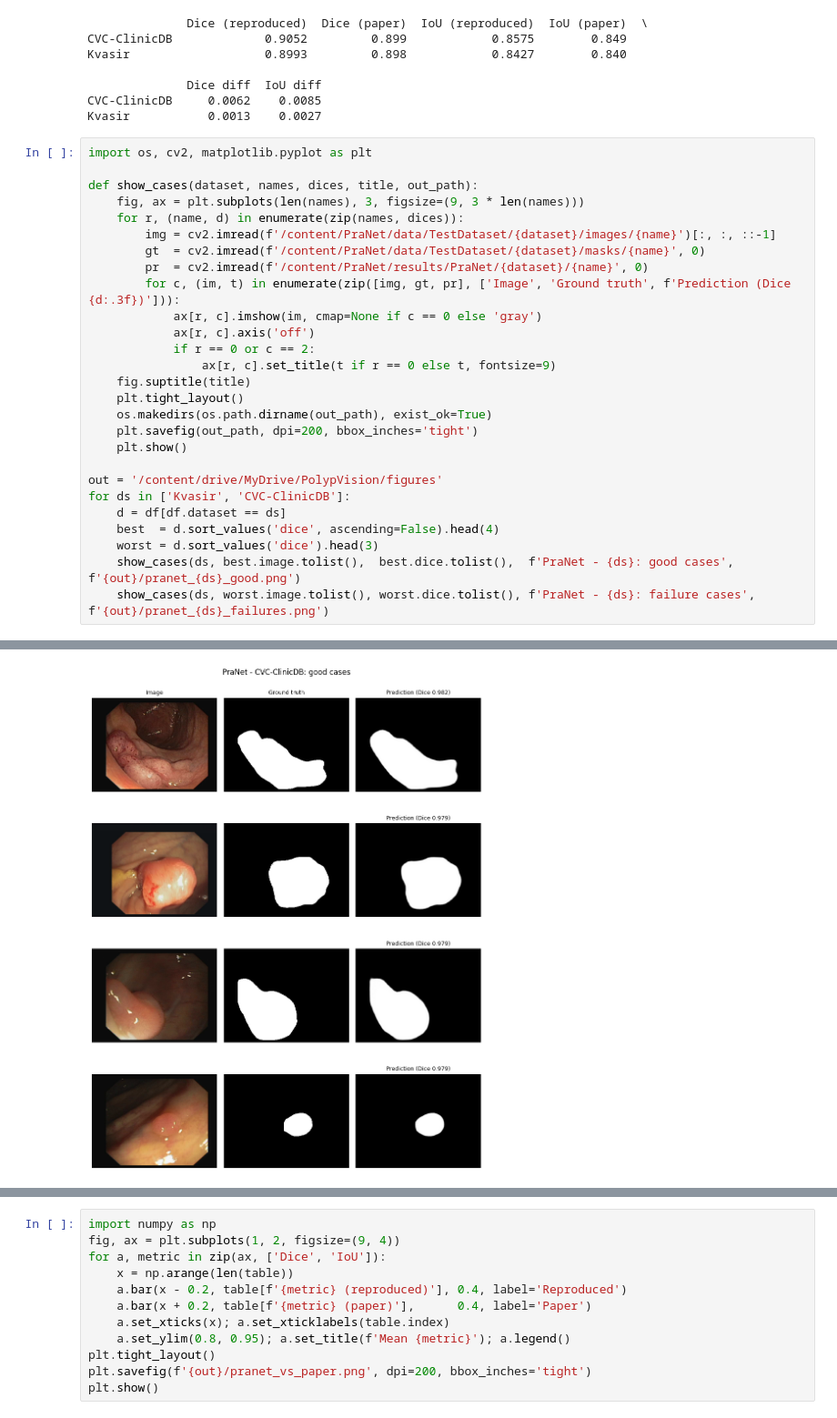
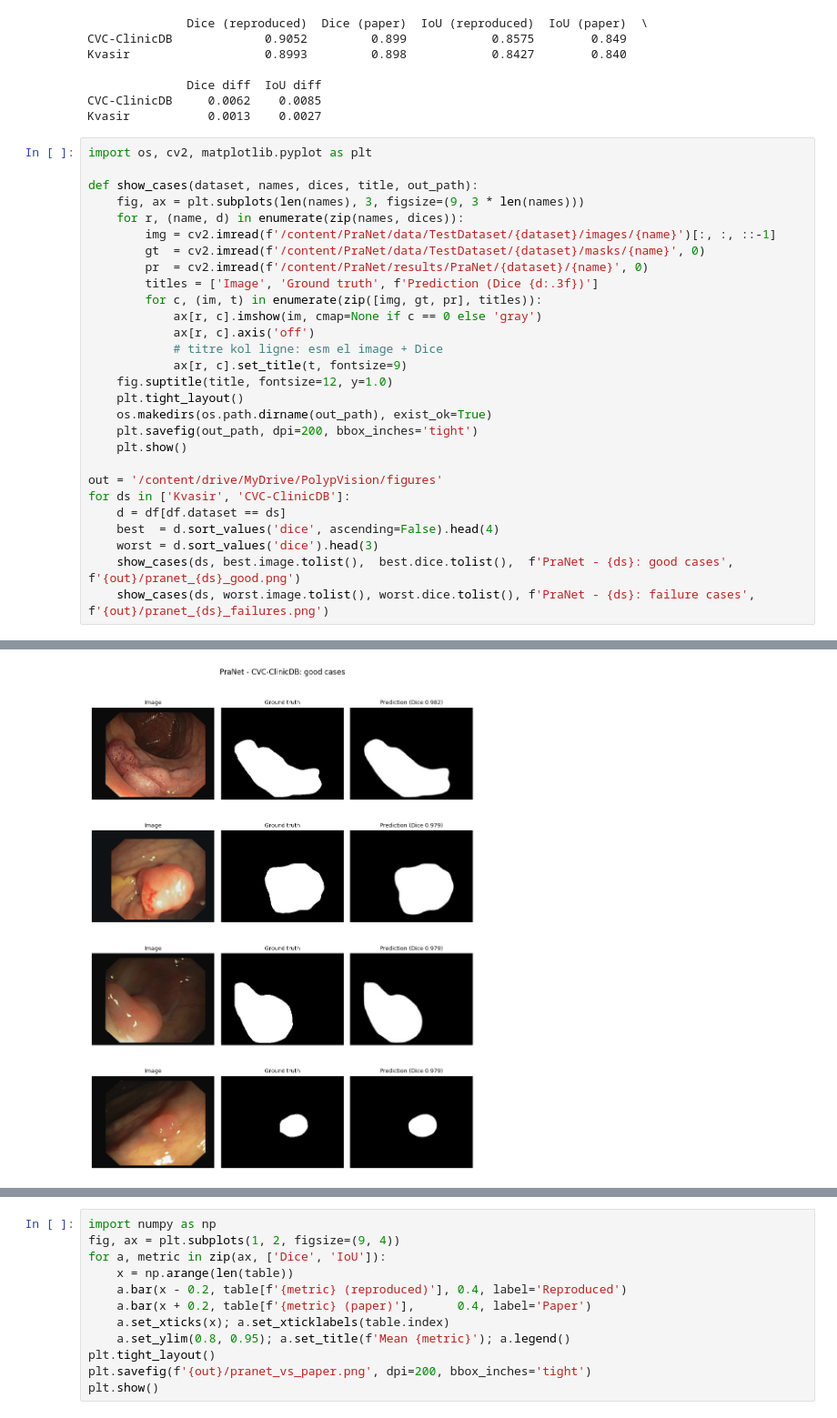
Before and after one commit to ounissinour/PolypVision, a Jupyter notebook: notebooks/01_PraNet_Reproduction.ipynb, the cells around one changed output, grey strips where cells are left out. Shown at 91% size. Cells and saved outputs as stored; diff of their text form.

```diff
--- a/notebooks/01_PraNet_Reproduction.ipynb
+++ b/notebooks/01_PraNet_Reproduction.ipynb
@@ -247,12 +247,13 @@ def show_cases(dataset, names, dices, title, out_path):
         img = cv2.imread(f'/content/PraNet/data/TestDataset/{dataset}/images/{name}')[:, :, ::-1]
         gt  = cv2.imread(f'/content/PraNet/data/TestDataset/{dataset}/masks/{name}', 0)
         pr  = cv2.imread(f'/content/PraNet/results/PraNet/{dataset}/{name}', 0)
-        for c, (im, t) in enumerate(zip([img, gt, pr], ['Image', 'Ground truth', f'Prediction (Dice {d:.3f})'])):
+        titles = ['Image', 'Ground truth', f'Prediction (Dice {d:.3f})']
+        for c, (im, t) in enumerate(zip([img, gt, pr], titles)):
             ax[r, c].imshow(im, cmap=None if c == 0 else 'gray')
             ax[r, c].axis('off')
-            if r == 0 or c == 2:
-                ax[r, c].set_title(t if r == 0 else t, fontsize=9)
-    fig.suptitle(title)
+            # titre kol ligne: esm el image + Dice
+            ax[r, c].set_title(t, fontsize=9)
+    fig.suptitle(title, fontsize=12, y=1.0)
     plt.tight_layout()
     os.makedirs(os.path.dirname(out_path), exist_ok=True)
     plt.savefig(out_path, dpi=200, bbox_inches='tight')
@@ -271 +272 @@ for ds in ['Kvasir', 'CVC-ClinicDB']:
-[figure, old version]
+[figure, new version]
```
Also changed, not shown: parts of 1 cell of this notebook.
